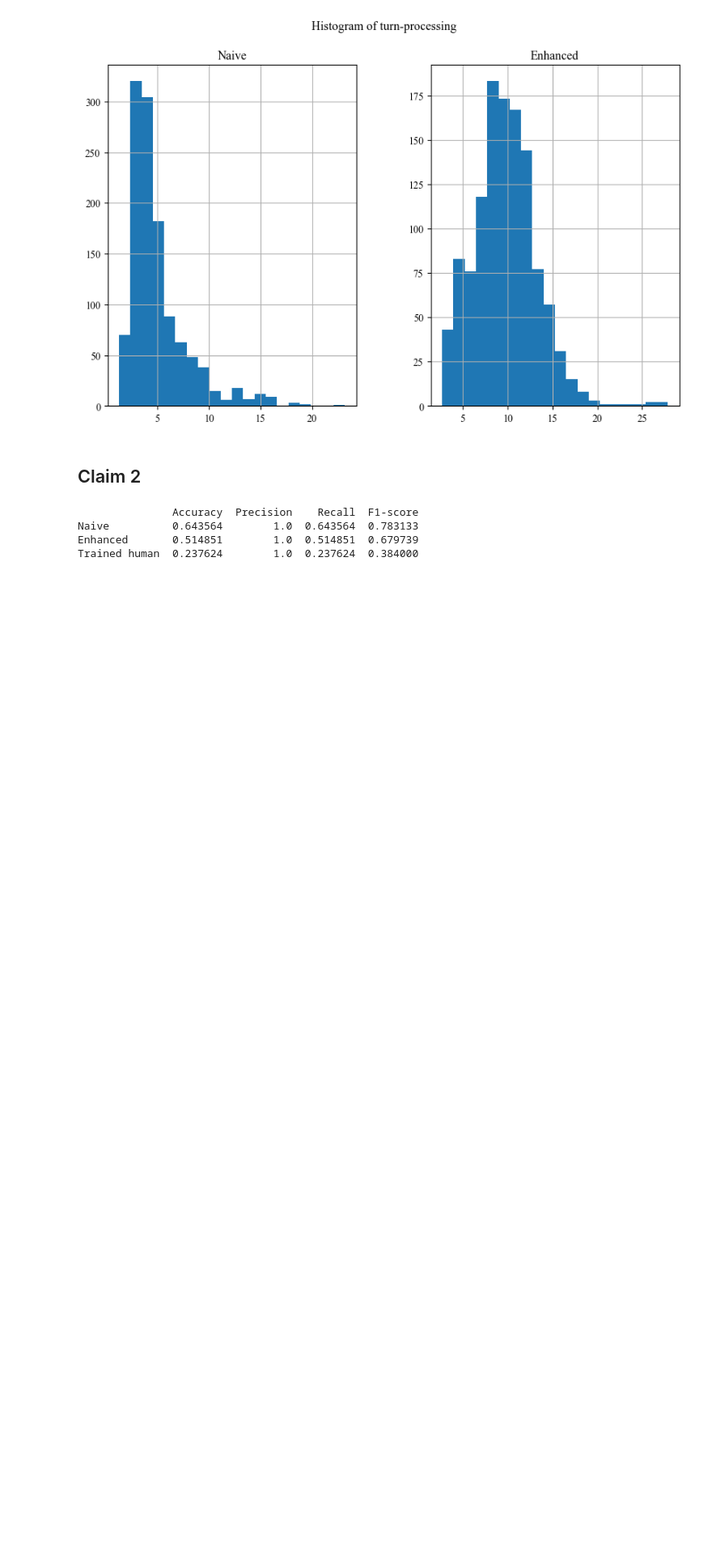
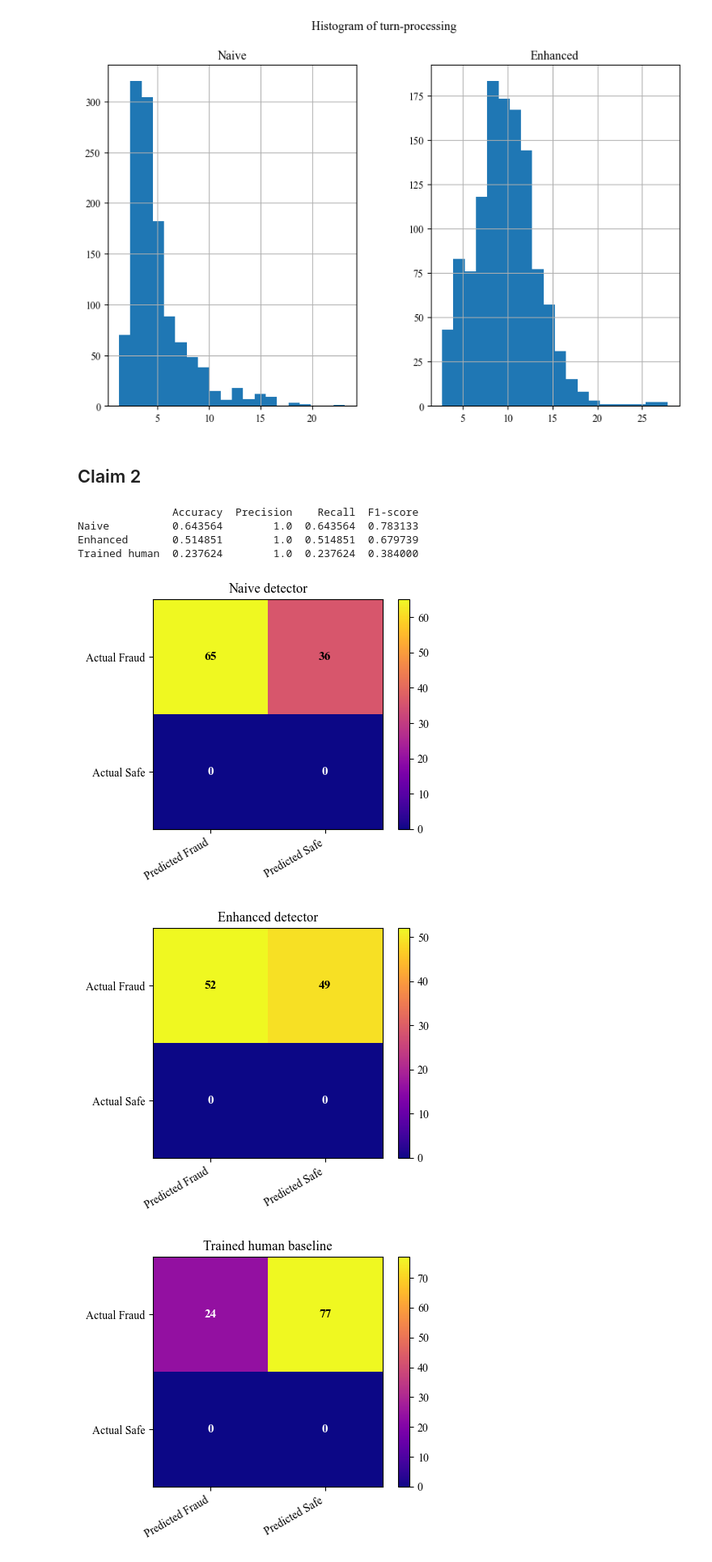
Before and after one commit to rtafurthgarcia/COM754, a Jupyter notebook: Detector/analysis.ipynb, the cells around one changed output. Shown at 81% size. Cells and saved outputs as stored; diff of their text form; code cells hidden in the pictures; blank space fills up the shorter version.

Commit message:
Trying better ways to compare those detectors.

```diff
--- a/Detector/analysis.ipynb
+++ b/Detector/analysis.ipynb
@@ -150,9 +148,7 @@ def compute_metrics(calls, predictor_fn):
     accuracy = (TP + TN) / (TP + TN + FP + FN)
     precision = TP / (TP + FP)
     recall = TP / (TP + FN)
-    f1 = (
-        (2 * precision * recall) / (precision + recall)
-    )
+    f1 = (2 * precision * recall) / (precision + recall)
 
     return {
         "Accuracy": accuracy,
@@ -199,7 +195,7 @@ def average_metrics(metrics_list):
 
 df3 = pd.DataFrame(
     [metrics_naive, metrics_enhanced, metrics_human],
-    index=["Naive", "Enhanced", "Trained human"]
+    index=["Naive detector", "Enhanced detector", "Trained human baseline"]
 )[["Accuracy", "Precision", "Recall", "F1-score"]]
 print(df3)
 # %% [output]
@@ -207,3 +203,59 @@ print(df3)
 Naive          0.643564        1.0  0.643564  0.783133
 Enhanced       0.514851        1.0  0.514851  0.679739
 Trained human  0.237624        1.0  0.237624  0.384000
+# %%
+def confusion_df(metrics):
+    """
+    Build a 2x2 confusion matrix DataFrame from metrics dict.
+    """
+    return pd.DataFrame(
+        [[metrics["TP"], metrics["FN"]],
+         [metrics["FP"], metrics["TN"]]],
+        index=["Actual Fraud", "Actual Safe"],
+        columns=["Predicted Fraud", "Predicted Safe"]
+    )
+
+def plot_confusion_heatmap(conf_df, title):
+    fig, ax = plt.subplots(figsize=(5, 4))
+
+    im = ax.imshow(conf_df.values, cmap="plasma")
+
+    ax.set_xticks(np.arange(len(conf_df.columns)))
+    ax.set_yticks(np.arange(len(conf_df.index)))
+    ax.set_xticklabels(conf_df.columns)
+    ax.set_yticklabels(conf_df.index)
+
+    plt.setp(ax.get_xticklabels(), rotation=30, ha="right")
+
+    # for the contrast
+    threshold = conf_df.values.max() / 2
+
+    for i in range(conf_df.shape[0]):
+        for j in range(conf_df.shape[1]):
+            value = conf_df.iloc[i, j]
+            ax.text(
+                j, i,
+                value,
+                ha="center",
+                va="center",
+                fontsize=11,
+                fontweight="bold",
+                color="black" if value > threshold else "white"
+            )
+
+    ax.set_title(title)
+    fig.colorbar(im, ax=ax)
+    plt.tight_layout()
+    plt.show()
+
+conf_naive = confusion_df(metrics_naive)
+conf_enhanced = confusion_df(metrics_enhanced)
+conf_human = confusion_df(metrics_human)
+
+plot_confusion_heatmap(conf_naive, "Naive detector")
+plot_confusion_heatmap(conf_enhanced, "Enhanced detector")
+plot_confusion_heatmap(conf_human, "Trained human baseline")
+# %% [output]
+[figure, added]
+[figure, added]
+[figure, added]
```
Also changed, not shown: parts of 1 cell of this notebook.
